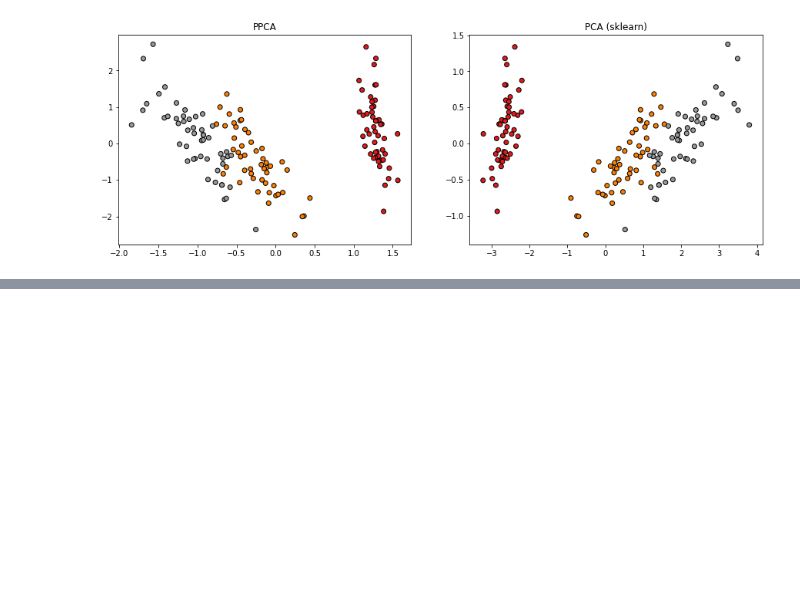
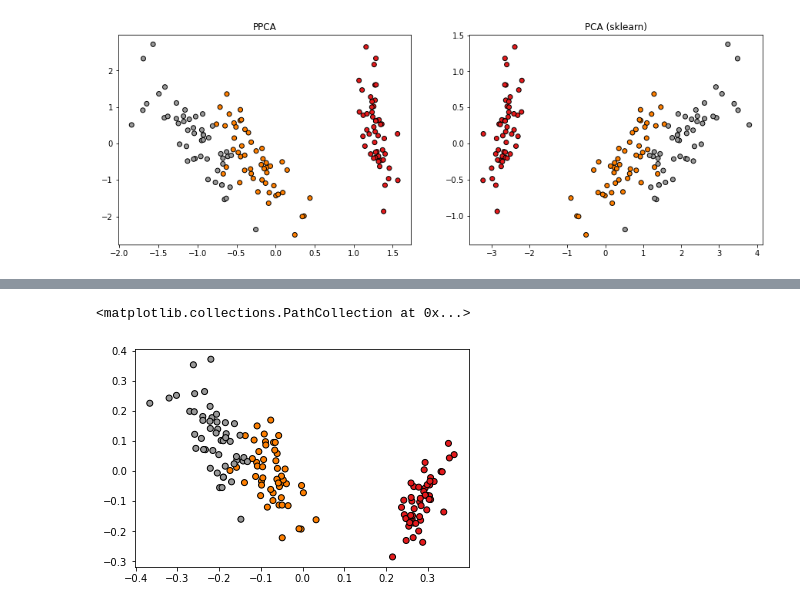
Before and after one commit to lucaspg96/probabilistic-ml, a Jupyter notebook: PPCA.ipynb, the cells around one changed output, grey strips where cells are left out. Cells and saved outputs as stored; diff of their text form; code cells hidden in the pictures; blank space fills up the shorter version.

```diff
--- a/PPCA.ipynb
+++ b/PPCA.ipynb
@@ -159,0 +220,7 @@ _ = plt.title("PPCA")
+# %%
+X_projected_em = project(X, mean, M_inv_em, W_em, sigma_em)
+plt.scatter(X_projected_em[:, 0], X_projected_em[:, 1], c=Y, cmap=plt.cm.Set1,
+            edgecolor='k')
+# %% [output]
+<matplotlib.collections.PathCollection at 0x...>
+[figure, added]
```
Also changed, not shown: parts of 10 cells of this notebook.
